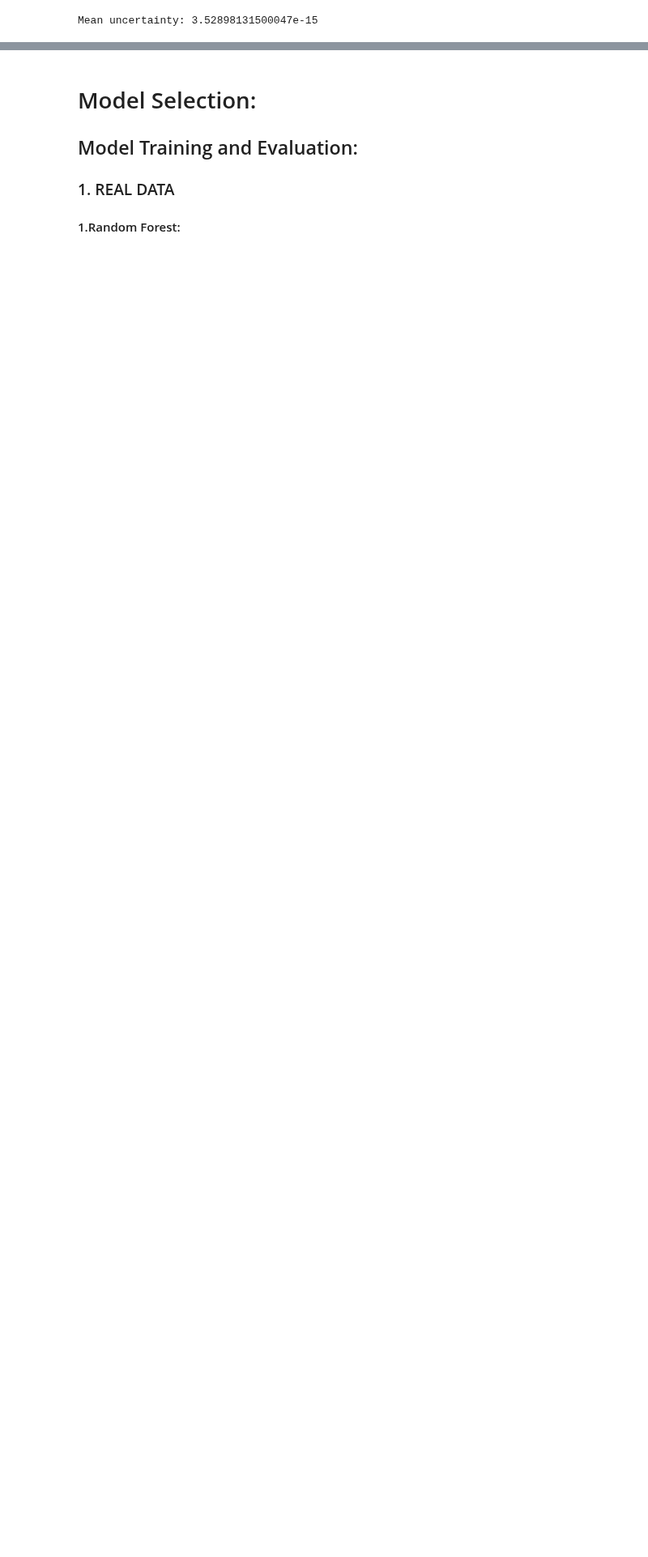
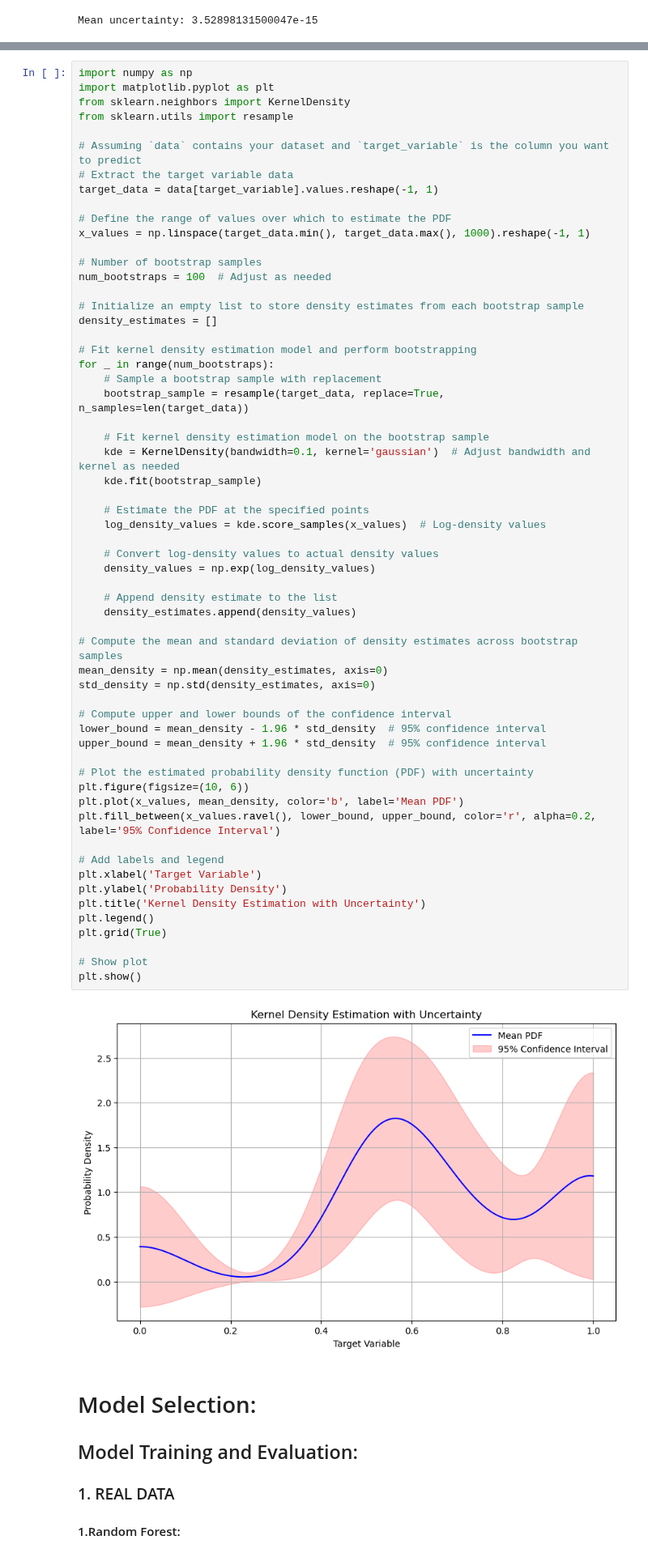
Before and after one commit to robertnesterodhiambo/Advanced_Data_analysis, a Jupyter notebook: OmegaBDT.ipynb, the cells around one changed output, grey strips where cells are left out. Shown at 81% size. Cells and saved outputs as stored; diff of their text form; blank space fills up the shorter version.

Commit message:
kernel density

```diff
--- a/OmegaBDT.ipynb
+++ b/OmegaBDT.ipynb
@@ -1125,3 +1127,64 @@ plt.show()
+# %%
+import numpy as np
+import matplotlib.pyplot as plt
+from sklearn.neighbors import KernelDensity
+from sklearn.utils import resample
+
+# Assuming `data` contains your dataset and `target_variable` is the column you want to predict
+# Extract the target variable data
+target_data = data[target_variable].values.reshape(-1, 1)
+
+# Define the range of values over which to estimate the PDF
+x_values = np.linspace(target_data.min(), target_data.max(), 1000).reshape(-1, 1)
+
+# Number of bootstrap samples
+num_bootstraps = 100  # Adjust as needed
+
+# Initialize an empty list to store density estimates from each bootstrap sample
+density_estimates = []
+
+# Fit kernel density estimation model and perform bootstrapping
+for _ in range(num_bootstraps):
+    # Sample a bootstrap sample with replacement
+    bootstrap_sample = resample(target_data, replace=True, n_samples=len(target_data))
+
+    # Fit kernel density estimation model on the bootstrap sample
+    kde = KernelDensity(bandwidth=0.1, kernel='gaussian')  # Adjust bandwidth and kernel as needed
+    kde.fit(bootstrap_sample)
+
+    # Estimate the PDF at the specified points
+    log_density_values = kde.score_samples(x_values)  # Log-density values
+
+    # Convert log-density values to actual density values
+    density_values = np.exp(log_density_values)
+
+    # Append density estimate to the list
+    density_estimates.append(density_values)
+
+# Compute the mean and standard deviation of density estimates across bootstrap samples
+mean_density = np.mean(density_estimates, axis=0)
+std_density = np.std(density_estimates, axis=0)
+
+# Compute upper and lower bounds of the confidence interval
+lower_bound = mean_density - 1.96 * std_density  # 95% confidence interval
+upper_bound = mean_density + 1.96 * std_density  # 95% confidence interval
+
+# Plot the estimated probability density function (PDF) with uncertainty
+plt.figure(figsize=(10, 6))
+plt.plot(x_values, mean_density, color='b', label='Mean PDF')
+plt.fill_between(x_values.ravel(), lower_bound, upper_bound, color='r', alpha=0.2, label='95% Confidence Interval')
+
+# Add labels and legend
+plt.xlabel('Target Variable')
+plt.ylabel('Probability Density')
+plt.title('Kernel Density Estimation with Uncertainty')
+plt.legend()
+plt.grid(True)
+
+# Show plot
+plt.show()
+# %% [output]
+[figure, added]
 # %% [markdown]
 # Model Selection:
 ##  Model Training and Evaluation:
```
Also changed, not shown: parts of 5 cells of this notebook.
